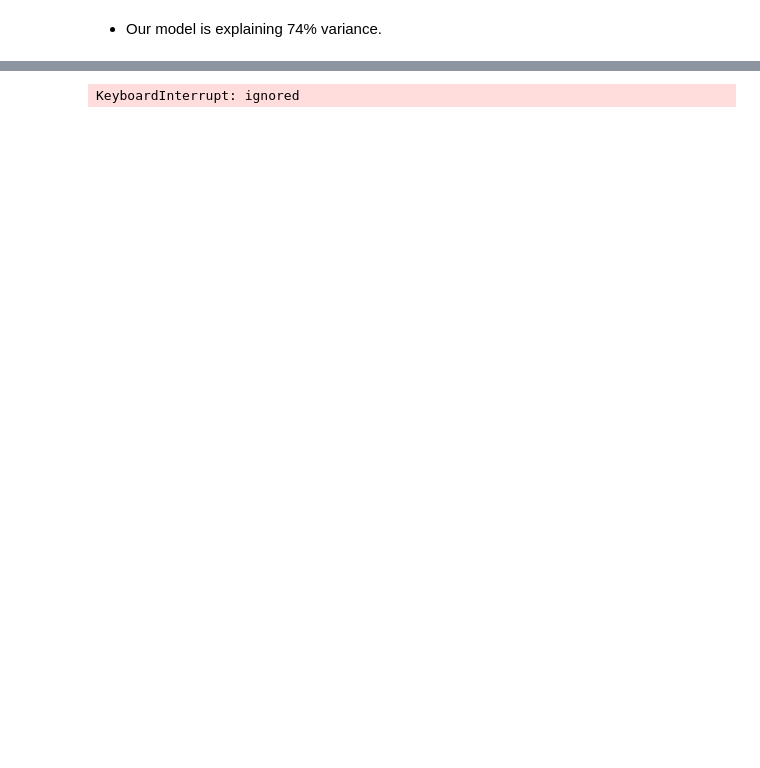
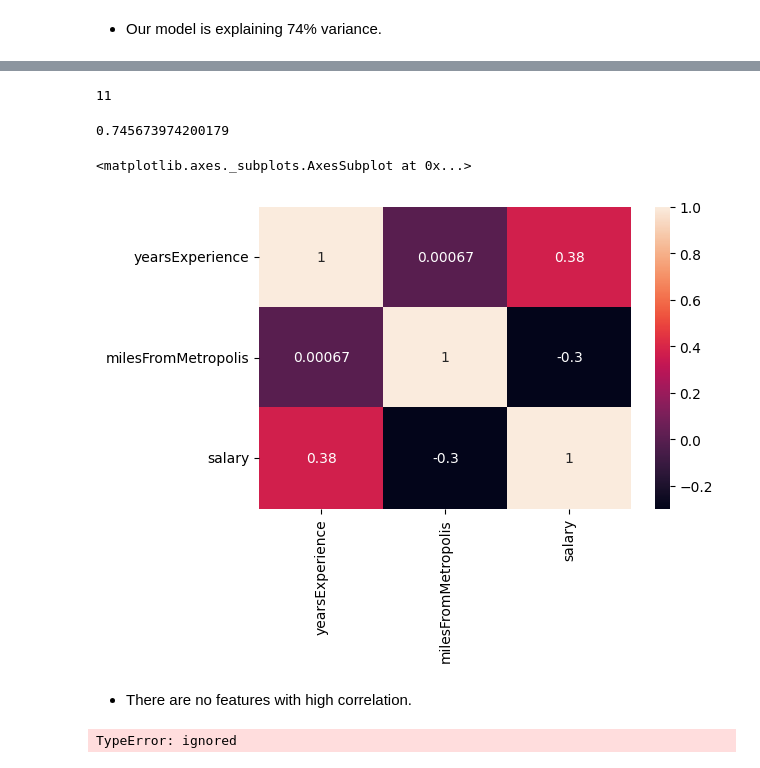
Before and after one commit to anupstar100/Employee-Salaries, a Jupyter notebook: Employee_Salary_Modelling.ipynb, the cells around one changed output, grey strips where cells are left out. Drawn from its saved outputs; the diff is of its cells as text; code cells hidden in the pictures; blank space fills up the shorter version.

```diff
--- a/Employee_Salary_Modelling.ipynb
+++ b/Employee_Salary_Modelling.ipynb
@@ -188,9 +191,9 @@ RMSE: 19.589470165338806
 # %%
-# using different random states and
+# using different random states and using sklearn
 r2 = []
-for i in range(1000):
+for i in range(100):
     X_train, X_test, y_train, y_test = train_test_split(X_sm, y, test_size = 0.2, random_state = i)
-    y_pred = sm.OLS(y_train, X_train).fit().predict(X_test)
+    lr = LinearRegression()
+    lr.fit(X_train, y_train)
+    y_pred = lr.predict(X_test)
     r2.append(r2_score(y_test, y_pred))
-# %% [output]
-KeyboardInterrupt: ignored
@@ -198,0 +200,26 @@ np.argmax[]
+# %%
+# checking for max score
+np.argmax(r2)
+# %% [output]
+11
+# %%
+# we are getting the same score
+r2[11]
+# %% [output]
+0.745673974200179
+# %%
+# checking correlation
+num_features = ['yearsExperience', 'milesFromMetropolis', 'salary']
+sns.heatmap(df[num_features].corr(), annot = True)
+# %% [output]
+<matplotlib.axes._subplots.AxesSubplot at 0x...>
+[figure, added]
+# %% [markdown]
+* There are no features with high correlation.
+# %%
+# checking for vif
+vif_data = pd.DataFrame()
+vif_data['Features'] = num_features
+vif_data['vif'] = [variance_inflation_factor(df[num_features], i) for i in range(len(num_features))]
+# %% [output]
+TypeError: ignored
```
Also changed, not shown: parts of 5 cells of this notebook.
